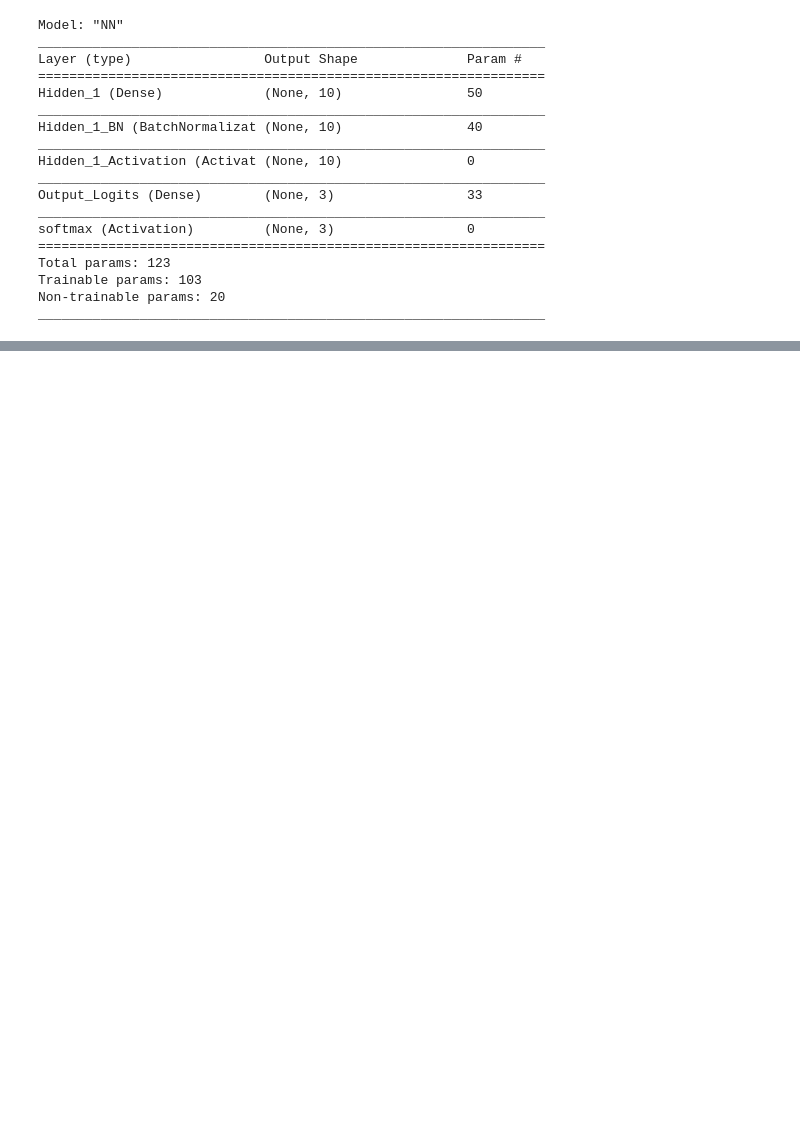
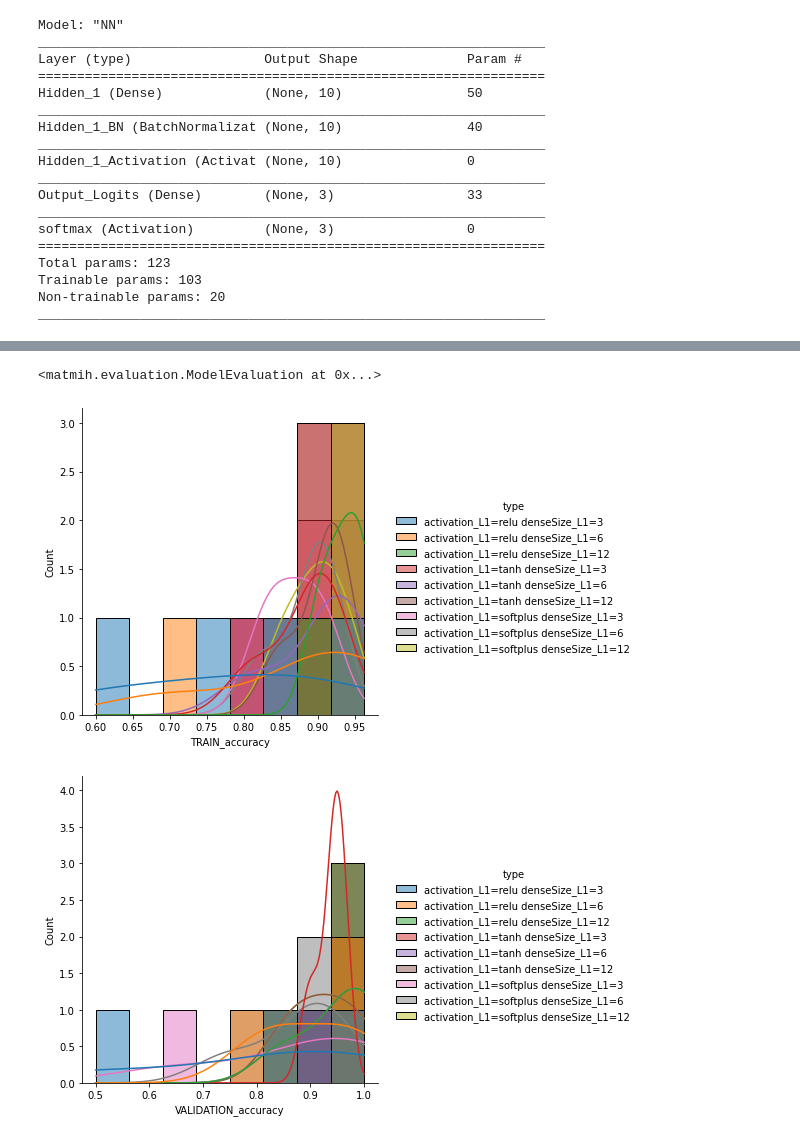
Before and after one commit to glypher/NN_research, a Jupyter notebook: nn_binary_gaussian.ipynb, the cells around one changed output, grey strips where cells are left out. Drawn from its saved outputs; the diff is of its cells as text; code cells hidden in the pictures; blank space fills up the shorter version.

```diff
--- a/nn_binary_gaussian.ipynb
+++ b/nn_binary_gaussian.ipynb
@@ -266,0 +273,8 @@ showTrainingHistory('SOFTPLUS', HISTORY.model_histories(activation_L1='softplus'
+# %%
+%autoreload
+evaluation = mm.ModelEvaluation(HISTORY).set_filter_params(['activation_L1', 'denseSize_L1'])
+evaluation.plot_distributions('accuracy', mm.DataType.TRAIN).plot_distributions('accuracy', mm.DataType.VALIDATION)
+# %% [output]
+<matmih.evaluation.ModelEvaluation at 0x...>
+[figure, added]
+[figure, added]
```
Also changed, not shown: parts of 3 cells of this notebook, 4 other files.
